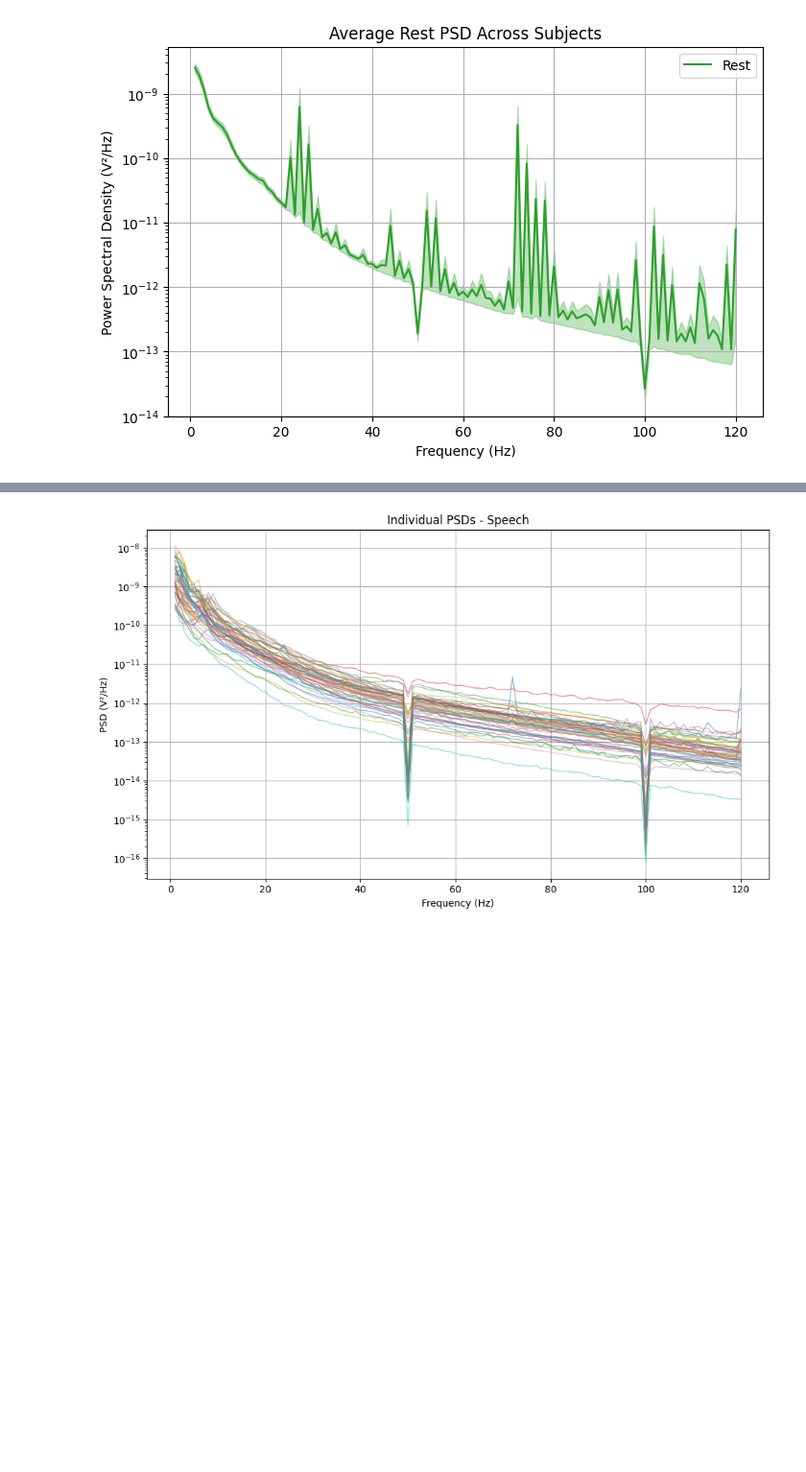
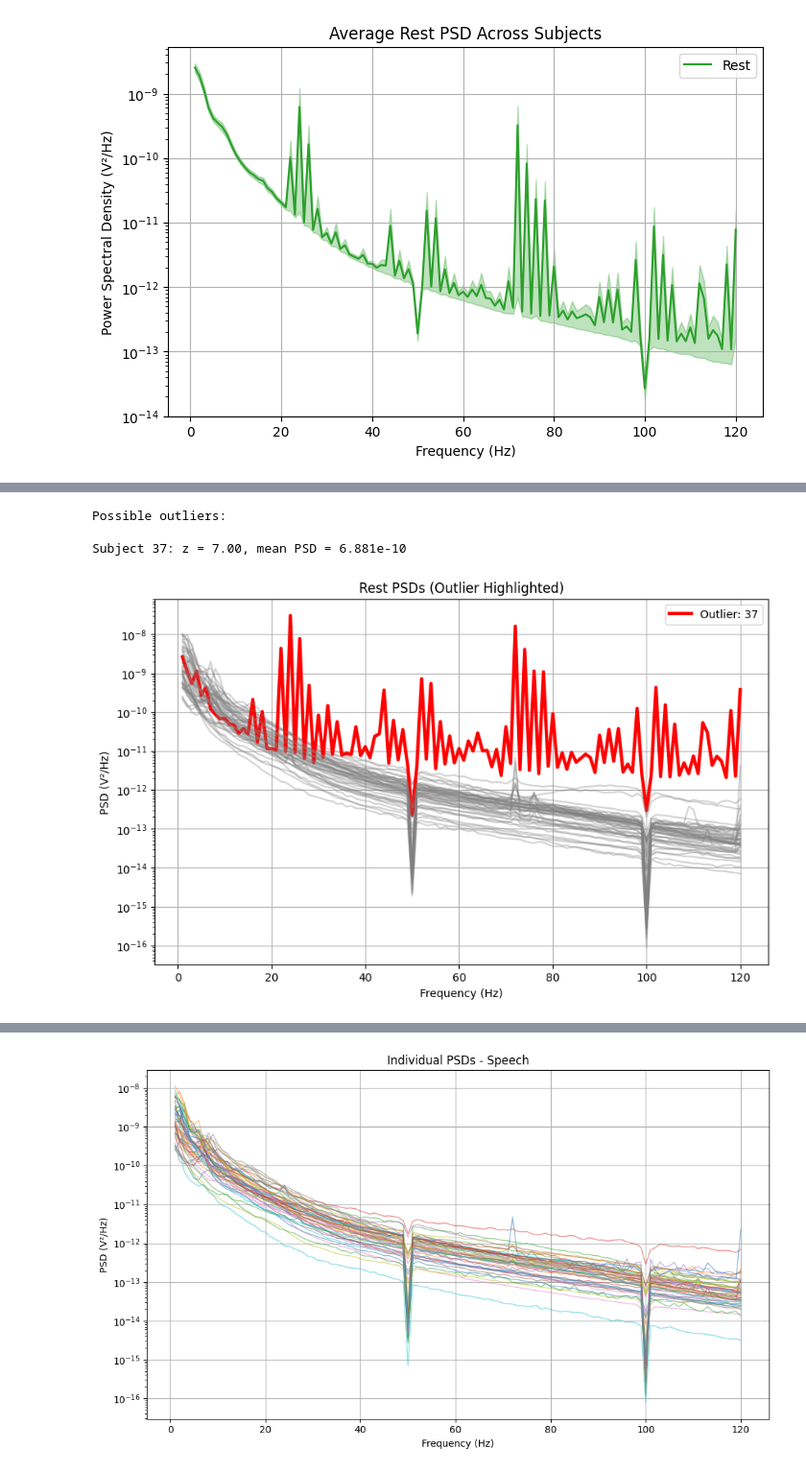
Before and after one commit to muqadasah/ieeg-fmri-dataset-analysis, a Jupyter notebook: PSD_analysis/psd.ipynb, the cells around one changed output, grey strips where cells are left out. Shown at 96% size. Cells and saved outputs as stored; diff of their text form; code cells hidden in the pictures; blank space fills up the shorter version.

```diff
--- a/PSD_analysis/psd.ipynb
+++ b/PSD_analysis/psd.ipynb
@@ -250,3 +250,6 @@ Subject 59: 6 speech epochs, 7 music epochs
 Subject 60: 6 speech epochs, 7 music epochs
 Subject 61: 6 speech epochs, 7 music epochs
 Subject 63: 6 speech epochs, 7 music epochs
+# %%
+for subject in list(preprocessed_film.keys())[:5]:
+    print(subject, preprocessed_film[subject].info["sfreq"])
@@ -1024,0 +1113,15 @@ plt.show()
+# %%
+from scipy.stats import zscore
+
+z = zscore(mean_rest_power)
+
+print("\nPossible outliers:\n")
+
+for subj, score, power in zip(subjects, z, mean_rest_power):
+
+    if abs(score) > 3:
+        print(f"Subject {subj}: z = {score:.2f}, mean PSD = {power:.3e}")
+# %% [output]
+Possible outliers:
+
+Subject 37: z = 7.00, mean PSD = 6.881e-10
@@ -1024,0 +1132,44 @@ plt.show()
+# %%
+#new plot
+
+import matplotlib.pyplot as plt
+
+# Subject with highest mean Rest PSD
+outlier_subject = subjects[np.argmax(mean_rest_power)]    #.argmax tells which subject has the largest average high-frequency power (sub 37)
+
+# replot the psd with subject 37 as red
+
+plt.figure(figsize=(10,6))
+
+for subject in sorted(subject_psd_interp.keys()):
+
+    psd = subject_psd_interp[subject]["rest"]["psd"]
+
+    if subject == outlier_subject:
+
+        plt.plot(
+            common_freqs,
+            psd,
+            color="red",
+            linewidth=3,
+            label=f"Outlier: {subject}"
+        )
+
+    else:
+
+        plt.plot(
+            common_freqs,
+            psd,
+            color="gray",
+            alpha=0.35
+        )
+
+plt.yscale("log")
+plt.xlabel("Frequency (Hz)")
+plt.ylabel("PSD (V²/Hz)")
+plt.title("Rest PSDs (Outlier Highlighted)")
+plt.legend()
+plt.grid(True)
+plt.show()
+# %% [output]
+[figure, added]
```
Also changed, not shown: parts of 20 cells of this notebook, 3 other files.
